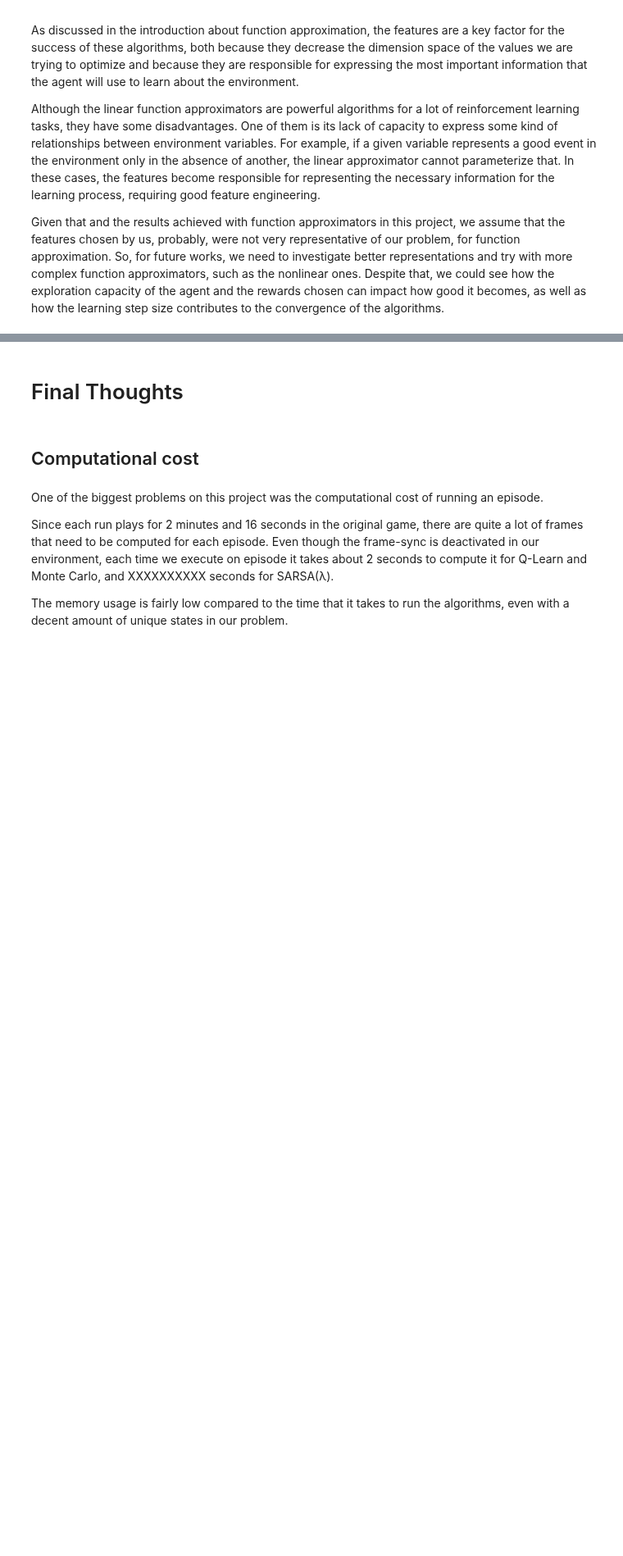
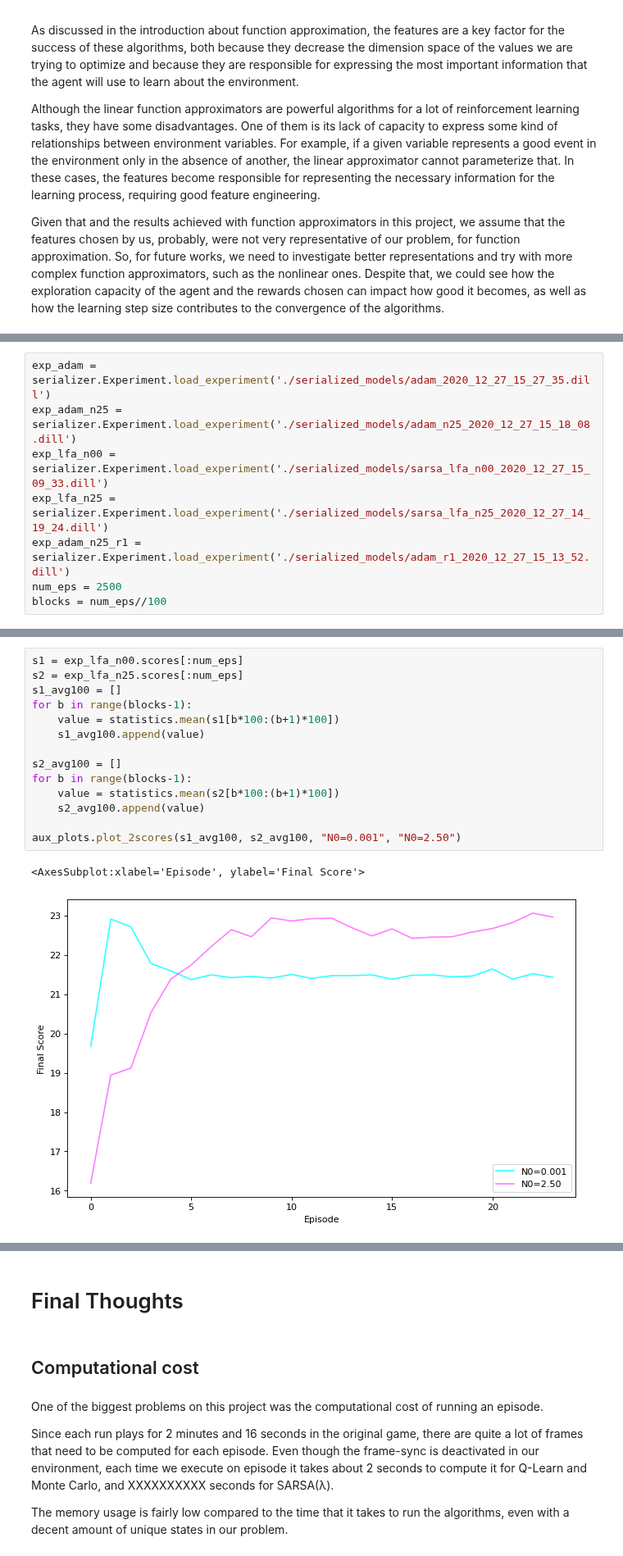
Before and after one commit to DionisiusMayr/FreewayGame, a Jupyter notebook: freeway/freeway.ipynb, the cells around one changed output, grey strips where cells are left out. Shown at 82% size. Saved outputs shown, nothing was run; the diff lists cells and outputs as text; blank space fills up the shorter version.

Commit message:
Add SARSA LFA to the main report

```diff
--- a/freeway/freeway.ipynb
+++ b/freeway/freeway.ipynb
@@ -1286,0 +1234,8 @@ Given that and the results achieved with function approximators in this project,
+# %%
+exp_adam = serializer.Experiment.load_experiment('./serialized_models/adam_2020_12_27_15_27_35.dill')
+exp_adam_n25 = serializer.Experiment.load_experiment('./serialized_models/adam_n25_2020_12_27_15_18_08.dill')
+exp_lfa_n00 = serializer.Experiment.load_experiment('./serialized_models/sarsa_lfa_n00_2020_12_27_15_09_33.dill')
+exp_lfa_n25 = serializer.Experiment.load_experiment('./serialized_models/sarsa_lfa_n25_2020_12_27_14_19_24.dill')
+exp_adam_n25_r1 = serializer.Experiment.load_experiment('./serialized_models/adam_r1_2020_12_27_15_13_52.dill')
+num_eps = 2500
+blocks = num_eps//100
@@ -1286,0 +1256,17 @@ Given that and the results achieved with function approximators in this project,
+# %%
+s1 = exp_lfa_n00.scores[:num_eps]
+s2 = exp_lfa_n25.scores[:num_eps]
+s1_avg100 = []
+for b in range(blocks-1):
+    value = statistics.mean(s1[b*100:(b+1)*100])
+    s1_avg100.append(value)
+
+s2_avg100 = []
+for b in range(blocks-1):
+    value = statistics.mean(s2[b*100:(b+1)*100])
+    s2_avg100.append(value)
+
+aux_plots.plot_2scores(s1_avg100, s2_avg100, "N0=0.001", "N0=2.50")
+# %% [output]
+<AxesSubplot:xlabel='Episode', ylabel='Final Score'>
+[figure, added]
```
Also changed, not shown: parts of 46 cells of this notebook, 8 other files.
